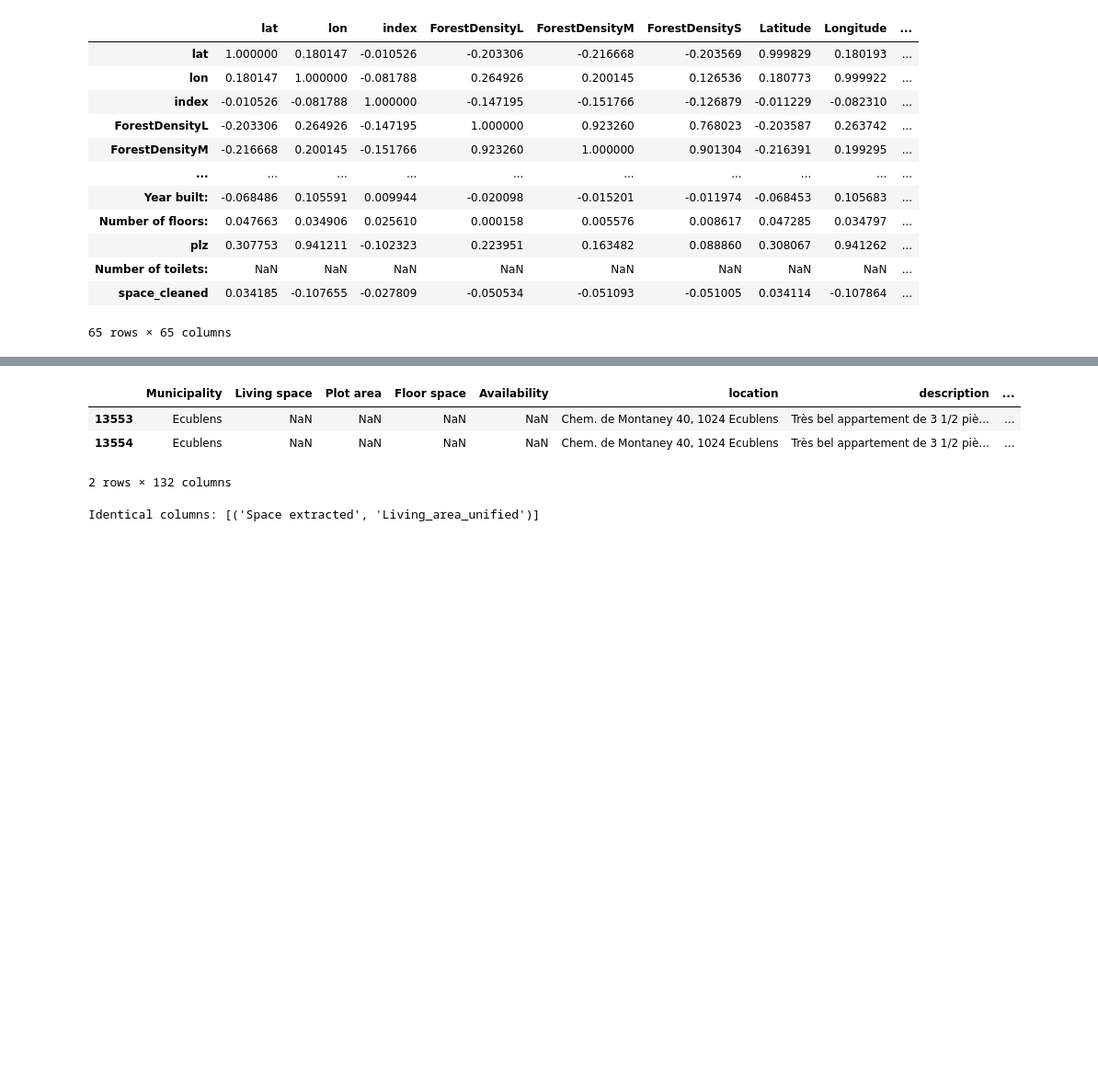
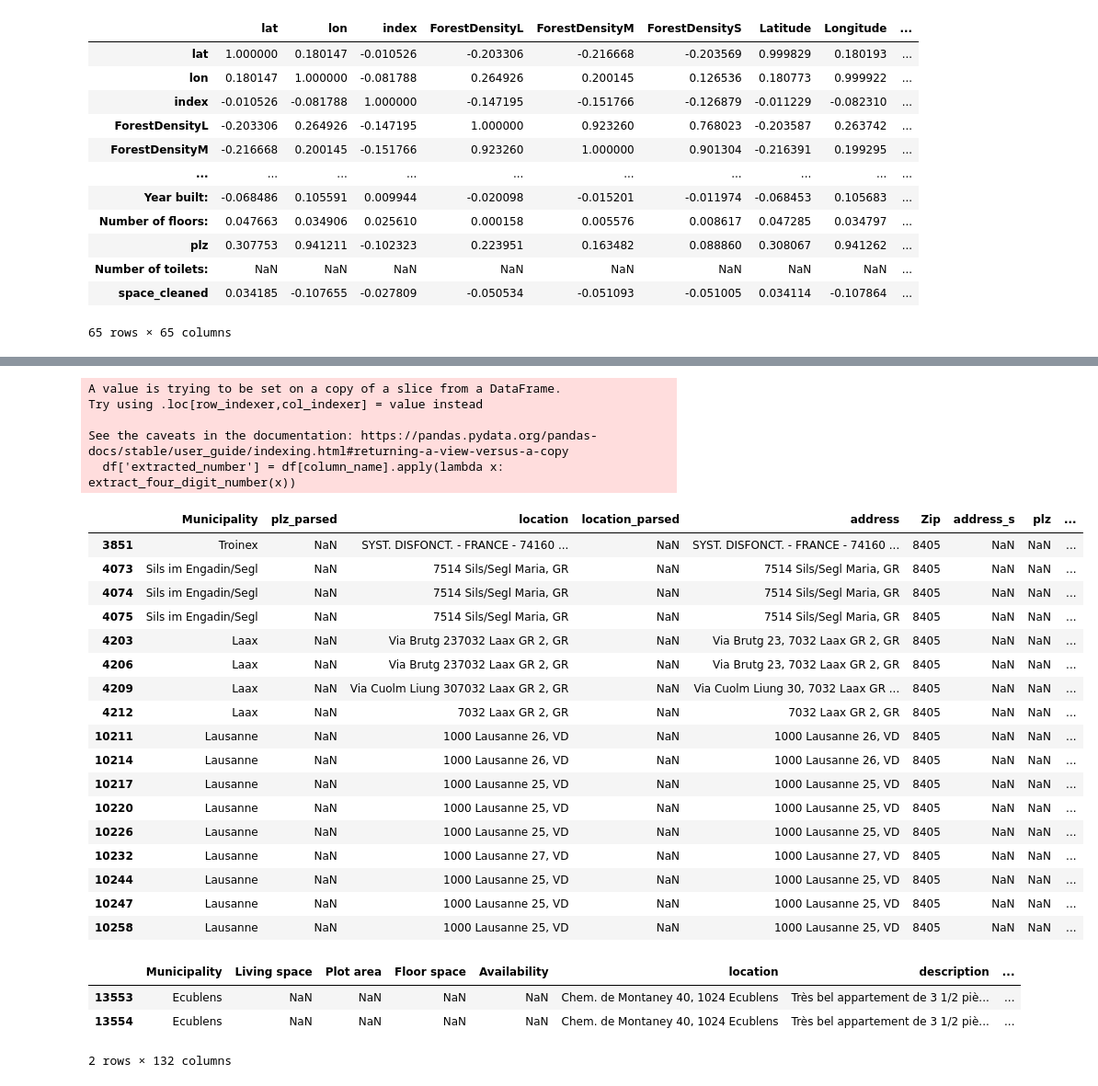
Before and after one commit to staldenhoefler/immo_challenge, a Jupyter notebook: notebooks/EDA.ipynb, the cells around one changed output, grey strips where cells are left out. Shown at 92% size. Cells and saved outputs as stored; diff of their text form; code cells hidden in the pictures; blank space fills up the shorter version.

Commit message:
- exploring municipality and zip

```diff
--- a/notebooks/EDA.ipynb
+++ b/notebooks/EDA.ipynb
@@ -109,0 +252,3 @@ plt.show()
+# %%
+postleitzahl = df[["Municipality","plz_parsed","location","location_parsed","address","Zip","address_s","plz"]]
+postleitzahl.head()
@@ -110,3 +274,44 @@ plt.show()
+# %%
+lala = postleitzahl[postleitzahl["plz_parsed"].isna()]
+# %%
+# Define a function to extract the 4-digit number from a string
+def extract_four_digit_number(text):
+    # Use a regular expression to find 4-digit numbers
+    match = re.search(r'\b\d{4}\b', text)
+    if match:
+        return match.group()
+    return None
+# %%
+def extract_four_digit_from_column(df, column_name):
+    df['extracted_number'] = df[column_name].apply(lambda x: extract_four_digit_number(x))
+    return df
+# %%
+test = extract_four_digit_from_column(lala,"address")
+test
+# %% [output]
+A value is trying to be set on a copy of a slice from a DataFrame.
+Try using .loc[row_indexer,col_indexer] = value instead
+
+See the caveats in the documentation: https://pandas.pydata.org/pandas-docs/stable/user_guide/indexing.html#returning-a-view-versus-a-copy
+  df['extracted_number'] = df[column_name].apply(lambda x: extract_four_digit_number(x))
+|  | Municipality | plz_parsed | location | location_parsed | address | Zip | address_s | plz | ... |
+| 3851 | Troinex | NaN | SYST. DISFONCT. - FRANCE - 74160 ... | NaN | SYST. DISFONCT. - FRANCE - 74160 ... | 8405 | NaN | NaN | ... |
+| 4073 | Sils im Engadin/Segl | NaN | 7514 Sils/Segl Maria, GR | NaN | 7514 Sils/Segl Maria, GR | 8405 | NaN | NaN | ... |
+| 4074 | Sils im Engadin/Segl | NaN | 7514 Sils/Segl Maria, GR | NaN | 7514 Sils/Segl Maria, GR | 8405 | NaN | NaN | ... |
+| 4075 | Sils im Engadin/Segl | NaN | 7514 Sils/Segl Maria, GR | NaN | 7514 Sils/Segl Maria, GR | 8405 | NaN | NaN | ... |
+| 4203 | Laax | NaN | Via Brutg 237032 Laax GR 2, GR | NaN | Via Brutg 23, 7032 Laax GR 2, GR | 8405 | NaN | NaN | ... |
+| 4206 | Laax | NaN | Via Brutg 237032 Laax GR 2, GR | NaN | Via Brutg 23, 7032 Laax GR 2, GR | 8405 | NaN | NaN | ... |
+| 4209 | Laax | NaN | Via Cuolm Liung 307032 Laax GR 2, GR | NaN | Via Cuolm Liung 30, 7032 Laax GR ... | 8405 | NaN | NaN | ... |
+| 4212 | Laax | NaN | 7032 Laax GR 2, GR | NaN | 7032 Laax GR 2, GR | 8405 | NaN | NaN | ... |
+| 10211 | Lausanne | NaN | 1000 Lausanne 26, VD | NaN | 1000 Lausanne 26, VD | 8405 | NaN | NaN | ... |
+| 10214 | Lausanne | NaN | 1000 Lausanne 26, VD | NaN | 1000 Lausanne 26, VD | 8405 | NaN | NaN | ... |
+| 10217 | Lausanne | NaN | 1000 Lausanne 25, VD | NaN | 1000 Lausanne 25, VD | 8405 | NaN | NaN | ... |
+| 10220 | Lausanne | NaN | 1000 Lausanne 25, VD | NaN | 1000 Lausanne 25, VD | 8405 | NaN | NaN | ... |
+| 10226 | Lausanne | NaN | 1000 Lausanne 25, VD | NaN | 1000 Lausanne 25, VD | 8405 | NaN | NaN | ... |
+| 10232 | Lausanne | NaN | 1000 Lausanne 27, VD | NaN | 1000 Lausanne 27, VD | 8405 | NaN | NaN | ... |
+| 10244 | Lausanne | NaN | 1000 Lausanne 25, VD | NaN | 1000 Lausanne 25, VD | 8405 | NaN | NaN | ... |
+| 10247 | Lausanne | NaN | 1000 Lausanne 25, VD | NaN | 1000 Lausanne 25, VD | 8405 | NaN | NaN | ... |
+| 10258 | Lausanne | NaN | 1000 Lausanne 25, VD | NaN | 1000 Lausanne 25, VD | 8405 | NaN | NaN | ... |
 # %%
 df.loc[df["Minimum floor space:"].isna() == False]
 # %% [output]
@@ -114,20 +319,3 @@ df.loc[df["Minimum floor space:"].isna() == False]
 | 13553 | Ecublens | NaN | NaN | NaN | NaN | Chem. de Montaney 40, 1024 Ecublens | Très bel appartement de 3 1/2 piè... | ... |
 | 13554 | Ecublens | NaN | NaN | NaN | NaN | Chem. de Montaney 40, 1024 Ecublens | Très bel appartement de 3 1/2 piè... | ... |
 2 rows × 132 columns
-# %%
-def find_identical_columns(df):
-    identical_columns = []
-    columns = df.columns
-
-    for i, col1 in enumerate(columns):
-        for col2 in columns[i+1:]:
-            if df[col1].equals(df[col2]):
-                identical_columns.append((col1, col2))
-
-    return identical_columns
-
-# Get the result
-identical_columns = find_identical_columns(df)
-print("Identical columns:", identical_columns)
-# %% [output]
-Identical columns: [('Space extracted', 'Living_area_unified')]
```
Also changed, not shown: parts of 24 cells of this notebook.
